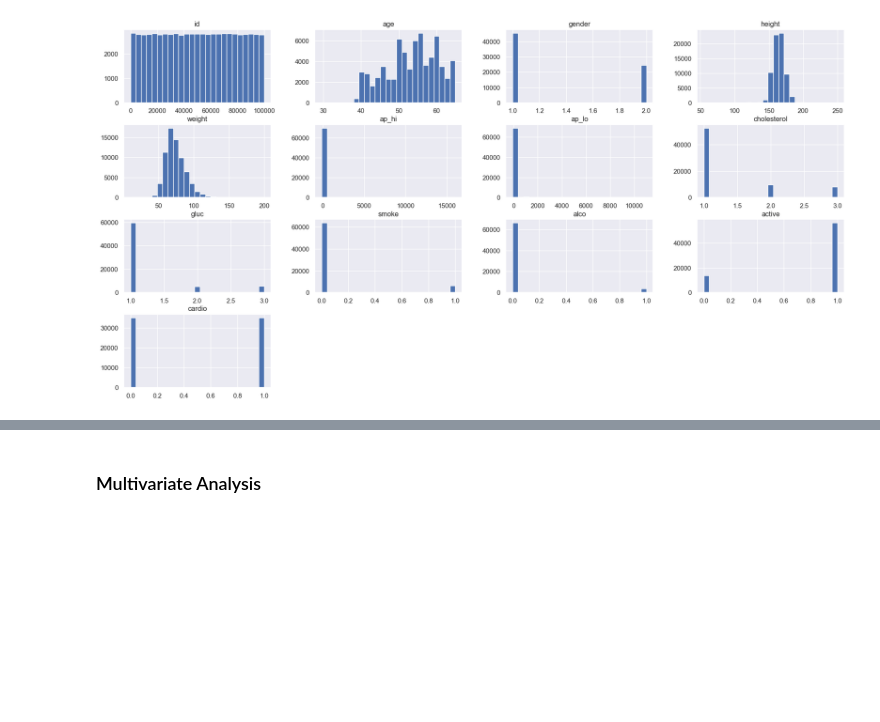
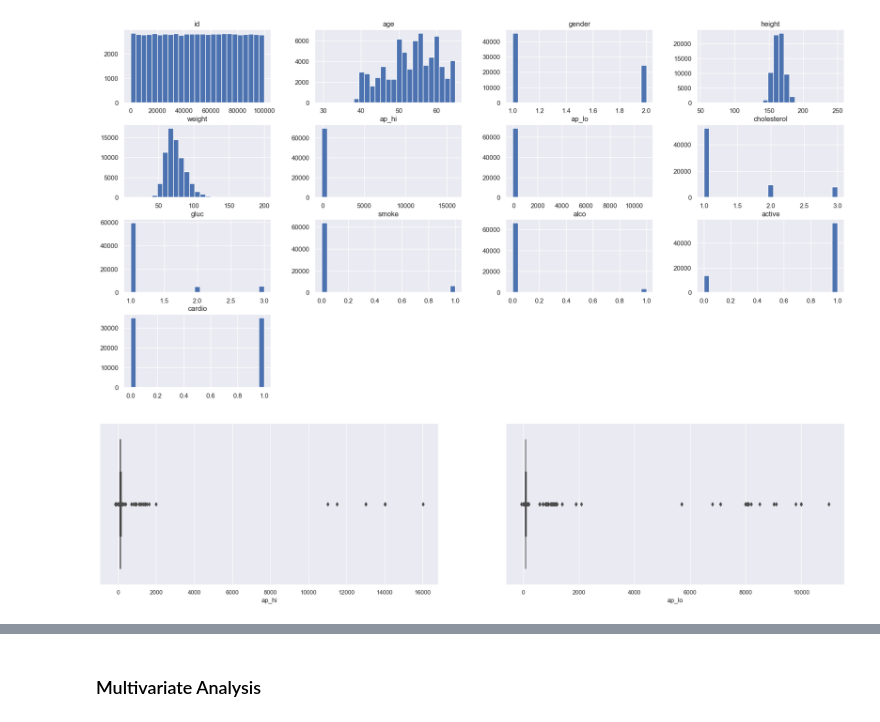
Before and after one commit to TalithaStella/CardioDisease, a Jupyter notebook: PA001-CCD.ipynb, the cells around one changed output, grey strips where cells are left out. Saved outputs shown, nothing was run; the diff lists cells and outputs as text; code cells hidden in the pictures; blank space fills up the shorter version.

```diff
--- a/PA001-CCD.ipynb
+++ b/PA001-CCD.ipynb
@@ -201,3 +153,13 @@ sns.histplot(df1['ap_hi']);
 num_attributes.hist( bins=25, figsize=(22,11) );
 # %% [output]
 [figure]
+# %%
+plt.subplot(2, 2, 1)
+sns.boxplot(x='ap_hi',  data=df2);
+
+plt.subplot(2, 2, 2)
+sns.boxplot(x='ap_lo',  data=df2);
+
+# Corrigir outliers
+# %% [output]
+[figure, added]
```
Also changed, not shown: parts of 48 cells of this notebook.
